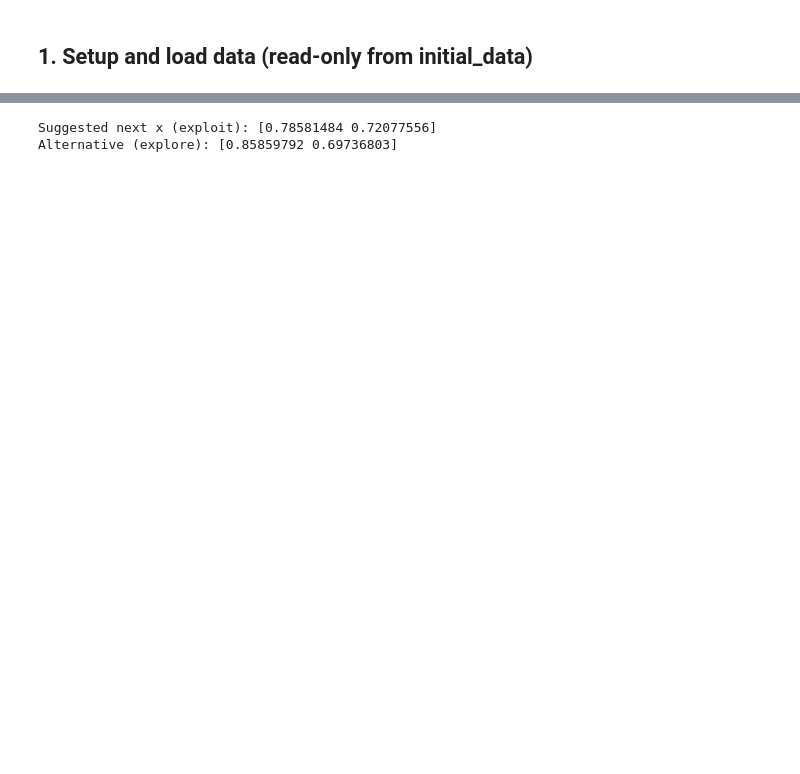
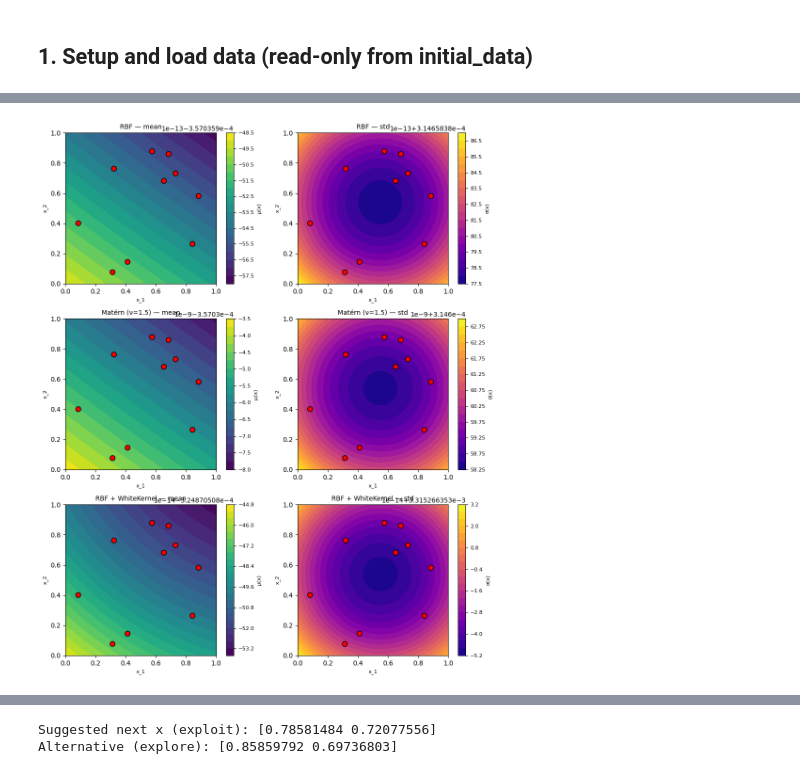
Before and after one commit to karefyllidis/black-box-optimization, a Jupyter notebook: notebooks/function_1_explore.ipynb, the cells around one changed output, grey strips where cells are left out. Cells and saved outputs as stored; diff of their text form; code cells hidden in the pictures; blank space fills up the shorter version.

```diff
--- a/notebooks/function_1_explore.ipynb
+++ b/notebooks/function_1_explore.ipynb
@@ -70,17 +103,0 @@ y min value: -0.0036
-# %%
-fig, ax1 = plt.subplots(figsize=(6, 5))
-sc = ax1.scatter(X[:, 0], X[:, 1], c=y, s=100, cmap="jet", edgecolors="k")
-plt.colorbar(sc, ax=ax1, label="y")
-ax1.set_ylabel("x_2")
-ax1.set_xlabel("x_1")
-ax1.set_title("Function 1: initial 10 points")
-ax1.set_aspect("equal")
-plt.tight_layout()
-if IF_EXPORT_PLOT:
-    out_path = repo_root / "data" / "results" / "function_1_plot.png"
-    assert_not_under_initial_data(out_path, project_root=repo_root)
-    out_path.parent.mkdir(parents=True, exist_ok=True)
-    fig.savefig(out_path)
-    print("Plot saved to", out_path)
-if IF_SHOW_PLOT:
-    plt.show()
@@ -92,0 +214,36 @@ Simple strategy: exploit around the best point (small random step) and optionall
+# %%
+# Plot all three GPs: mean (left) and std (right) per kernel
+fig, axes = plt.subplots(3, 2, figsize=(10, 12))
+kernels_info = [
+    (mu_gp_RBF, sigma_gp_RBF, "RBF"),
+    (mu_gp_Matern, sigma_gp_Matern, "Matérn (ν=1.5)"),
+    (mu_gp_RBF_noise, sigma_gp_RBF_noise, "RBF + WhiteKernel"),
+]
+for i, (mu, sig, name) in enumerate(kernels_info):
+    ax_mu, ax_sig = axes[i, 0], axes[i, 1]
+    cf1 = ax_mu.contourf(X1g, X2g, mu, levels=20, cmap="viridis")
+    add_colorbar(cf1, ax=ax_mu, label="μ(x)", font_size_axis=DEFAULT_FONT_SIZE_AXIS)
+    ax_mu.scatter(X[:, 0], X[:, 1], c="red", s=60, edgecolors="k")
+    style_axis(ax_mu, xlabel="x_1", ylabel="x_2", title=f"{name} — mean", font_size_axis=DEFAULT_FONT_SIZE_AXIS, font_size_titles=DEFAULT_FONT_SIZE_TITLES)
+    ax_mu.set_aspect("equal")
+    cf2 = ax_sig.contourf(X1g, X2g, sig, levels=20, cmap="plasma")
+    add_colorbar(cf2, ax=ax_sig, label="σ(x)", font_size_axis=DEFAULT_FONT_SIZE_AXIS)
+    ax_sig.scatter(X[:, 0], X[:, 1], c="red", s=60, edgecolors="k")
+    style_axis(ax_sig, xlabel="x_1", ylabel="x_2", title=f"{name} — std", font_size_axis=DEFAULT_FONT_SIZE_AXIS, font_size_titles=DEFAULT_FONT_SIZE_TITLES)
+    ax_sig.set_aspect("equal")
+axes[0, 0].set_xlabel("x_1", fontsize=DEFAULT_FONT_SIZE_AXIS)
+axes[1, 0].set_xlabel("x_1", fontsize=DEFAULT_FONT_SIZE_AXIS)
+axes[2, 0].set_xlabel("x_1", fontsize=DEFAULT_FONT_SIZE_AXIS)
+axes[2, 1].set_xlabel("x_1", fontsize=DEFAULT_FONT_SIZE_AXIS)
+plt.tight_layout()
+if IF_EXPORT_PLOT:
+    out_dir = PLOT_EXPORT_DIR
+    assert_not_under_initial_data(out_dir, project_root=repo_root)
+    out_dir.mkdir(parents=True, exist_ok=True)
+    out_path = out_dir / f"function_1_gp_three_kernels.{DEFAULT_EXPORT_FORMAT}"
+    fig.savefig(out_path, dpi=DEFAULT_EXPORT_DPI, format=DEFAULT_EXPORT_FORMAT)
+    print("Plot saved to", out_path)
+if IF_SHOW_PLOT:
+    plt.show()
+# %% [output]
+[figure, added]
```
Also changed, not shown: parts of 20 cells of this notebook, 17 other files.
